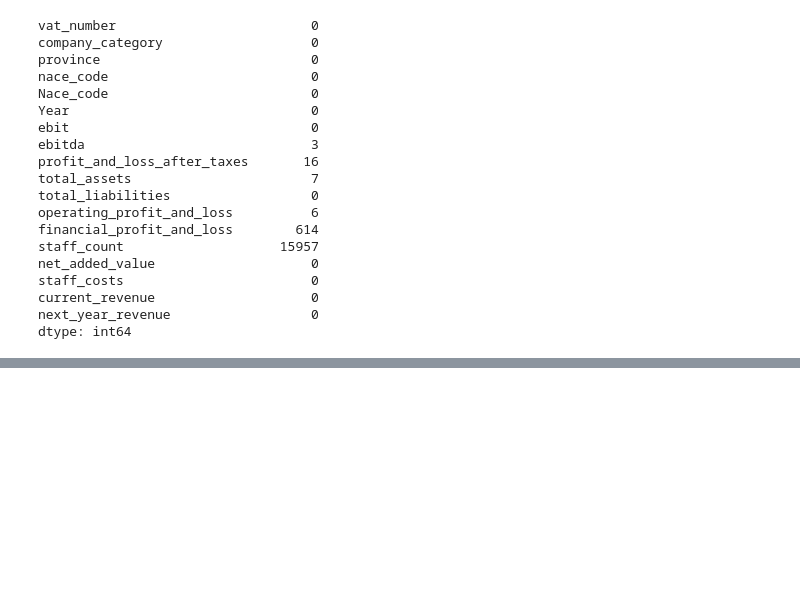
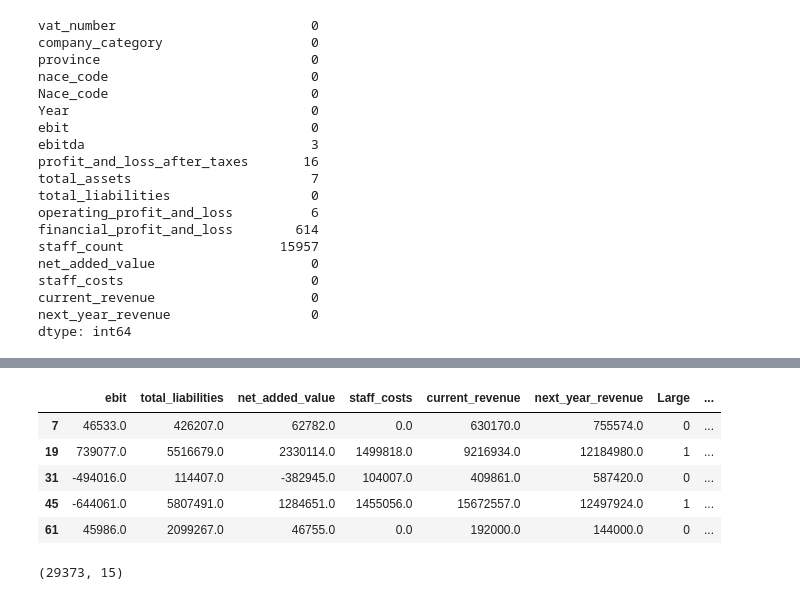
Before and after one commit to PragatiKhadka/revenue_prediction, a Jupyter notebook: drop_revenue.ipynb, the cells around one changed output, grey strips where cells are left out. Saved outputs shown, nothing was run; the diff lists cells and outputs as text; code cells hidden in the pictures; blank space fills up the shorter version.

```diff
--- a/drop_revenue.ipynb
+++ b/drop_revenue.ipynb
@@ -158,0 +197,15 @@ dtype: int64
+# %%
+# select the features and create the final dataset
+df_training= df_training.drop(columns=['company_category', 'province'])
+df_training.head()
+# %% [output]
+|  | ebit | total_liabilities | net_added_value | staff_costs | current_revenue | next_year_revenue | Large | ... |
+| 7 | 46533.0 | 426207.0 | 62782.0 | 0.0 | 630170.0 | 755574.0 | 0 | ... |
+| 19 | 739077.0 | 5516679.0 | 2330114.0 | 1499818.0 | 9216934.0 | 12184980.0 | 1 | ... |
+| 31 | -494016.0 | 114407.0 | -382945.0 | 104007.0 | 409861.0 | 587420.0 | 0 | ... |
+| 45 | -644061.0 | 5807491.0 | 1284651.0 | 1455056.0 | 15672557.0 | 12497924.0 | 1 | ... |
+| 61 | 45986.0 | 2099267.0 | 46755.0 | 0.0 | 192000.0 | 144000.0 | 0 | ... |
+# %%
+df_training.shape
+# %% [output]
+(29373, 15)
```
Also changed, not shown: parts of 8 cells of this notebook.
